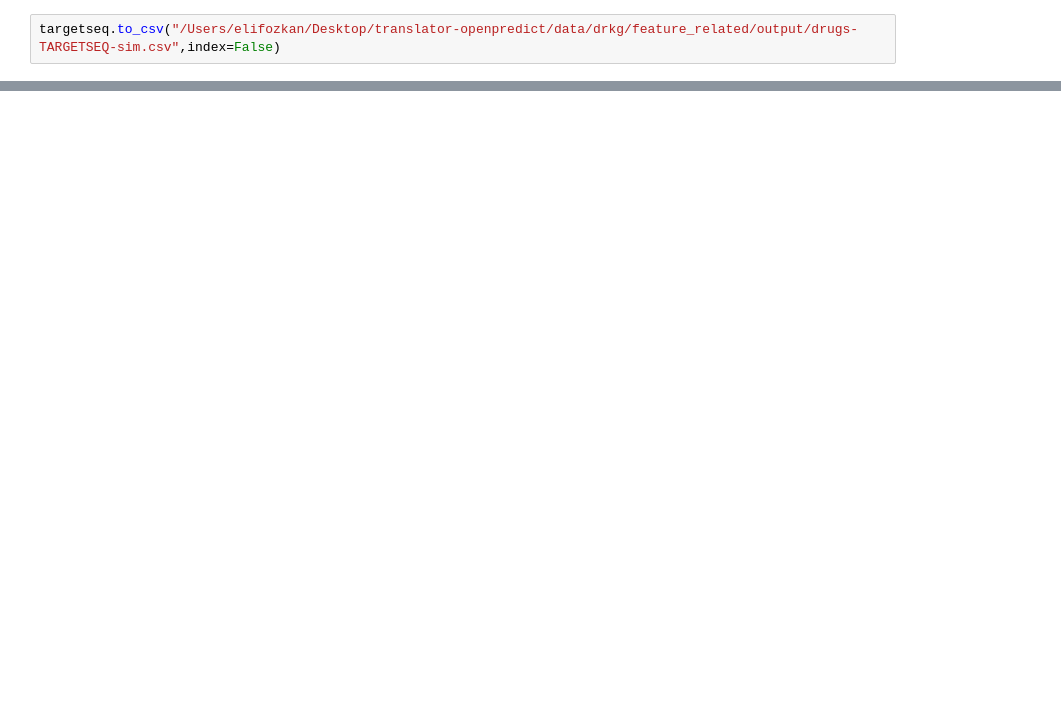
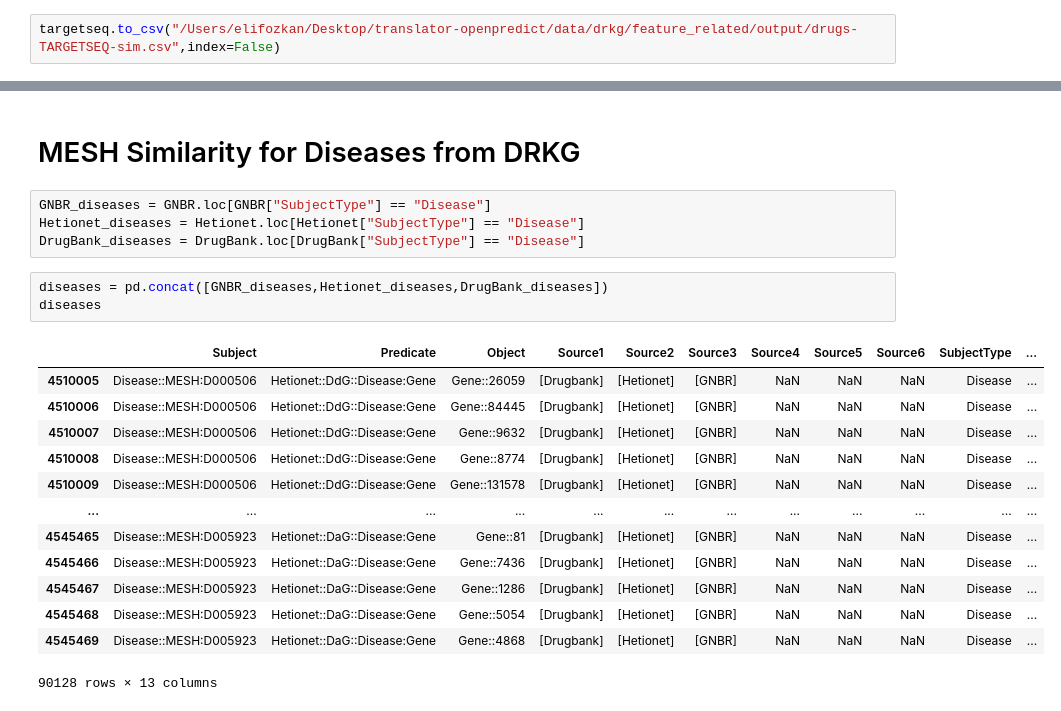
Before and after one commit to MaastrichtU-IDS/translator-openpredict, a Jupyter notebook: src/drkg_model/get_data.ipynb, the cells around one changed output, grey strips where cells are left out. Cells and saved outputs as stored; diff of their text form; blank space fills up the shorter version.

```diff
--- a/src/drkg_model/get_data.ipynb
+++ b/src/drkg_model/get_data.ipynb
@@ -340,0 +490,23 @@ targetseq.to_csv("/Users/elifozkan/Desktop/translator-openpredict/data/drkg/feat
+# %% [markdown]
+# MESH Similarity for Diseases from DRKG
+# %%
+GNBR_diseases = GNBR.loc[GNBR["SubjectType"] == "Disease"]
+Hetionet_diseases = Hetionet.loc[Hetionet["SubjectType"] == "Disease"]
+DrugBank_diseases = DrugBank.loc[DrugBank["SubjectType"] == "Disease"]
+# %%
+diseases = pd.concat([GNBR_diseases,Hetionet_diseases,DrugBank_diseases])
+diseases
+# %% [output]
+|  | Subject | Predicate | Object | Source1 | Source2 | Source3 | Source4 | Source5 | Source6 | SubjectType | ... |
+| 4510005 | Disease::MESH:D000506 | Hetionet::DdG::Disease:Gene | Gene::26059 | [Drugbank] | [Hetionet] | [GNBR] | NaN | NaN | NaN | Disease | ... |
+| 4510006 | Disease::MESH:D000506 | Hetionet::DdG::Disease:Gene | Gene::84445 | [Drugbank] | [Hetionet] | [GNBR] | NaN | NaN | NaN | Disease | ... |
+| 4510007 | Disease::MESH:D000506 | Hetionet::DdG::Disease:Gene | Gene::9632 | [Drugbank] | [Hetionet] | [GNBR] | NaN | NaN | NaN | Disease | ... |
+| 4510008 | Disease::MESH:D000506 | Hetionet::DdG::Disease:Gene | Gene::8774 | [Drugbank] | [Hetionet] | [GNBR] | NaN | NaN | NaN | Disease | ... |
+| 4510009 | Disease::MESH:D000506 | Hetionet::DdG::Disease:Gene | Gene::131578 | [Drugbank] | [Hetionet] | [GNBR] | NaN | NaN | NaN | Disease | ... |
+| ... | ... | ... | ... | ... | ... | ... | ... | ... | ... | ... | ... |
+| 4545465 | Disease::MESH:D005923 | Hetionet::DaG::Disease:Gene | Gene::81 | [Drugbank] | [Hetionet] | [GNBR] | NaN | NaN | NaN | Disease | ... |
+| 4545466 | Disease::MESH:D005923 | Hetionet::DaG::Disease:Gene | Gene::7436 | [Drugbank] | [Hetionet] | [GNBR] | NaN | NaN | NaN | Disease | ... |
+| 4545467 | Disease::MESH:D005923 | Hetionet::DaG::Disease:Gene | Gene::1286 | [Drugbank] | [Hetionet] | [GNBR] | NaN | NaN | NaN | Disease | ... |
+| 4545468 | Disease::MESH:D005923 | Hetionet::DaG::Disease:Gene | Gene::5054 | [Drugbank] | [Hetionet] | [GNBR] | NaN | NaN | NaN | Disease | ... |
+| 4545469 | Disease::MESH:D005923 | Hetionet::DaG::Disease:Gene | Gene::4868 | [Drugbank] | [Hetionet] | [GNBR] | NaN | NaN | NaN | Disease | ... |
+90128 rows × 13 columns
```
Also changed, not shown: parts of 70 cells of this notebook.
